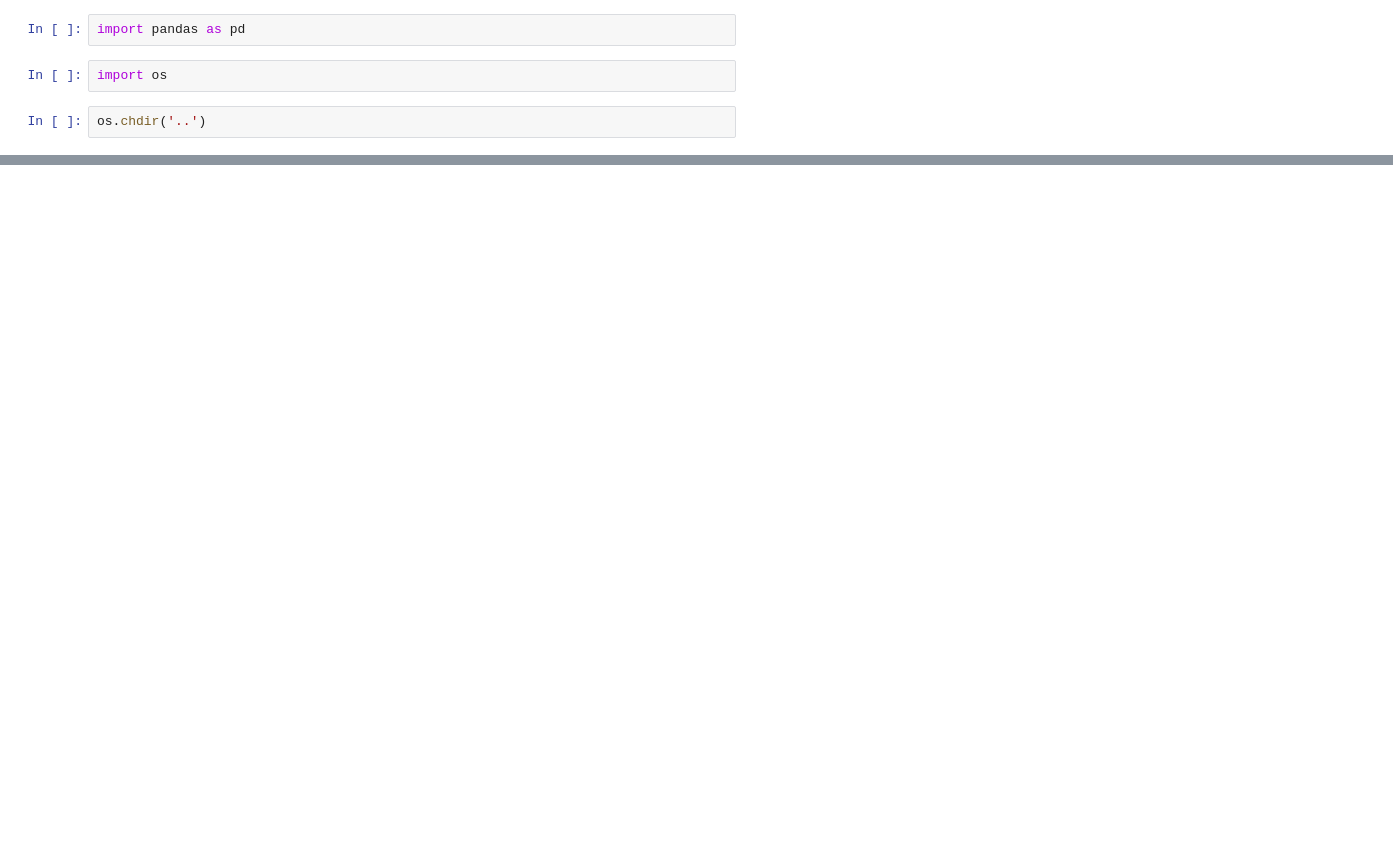
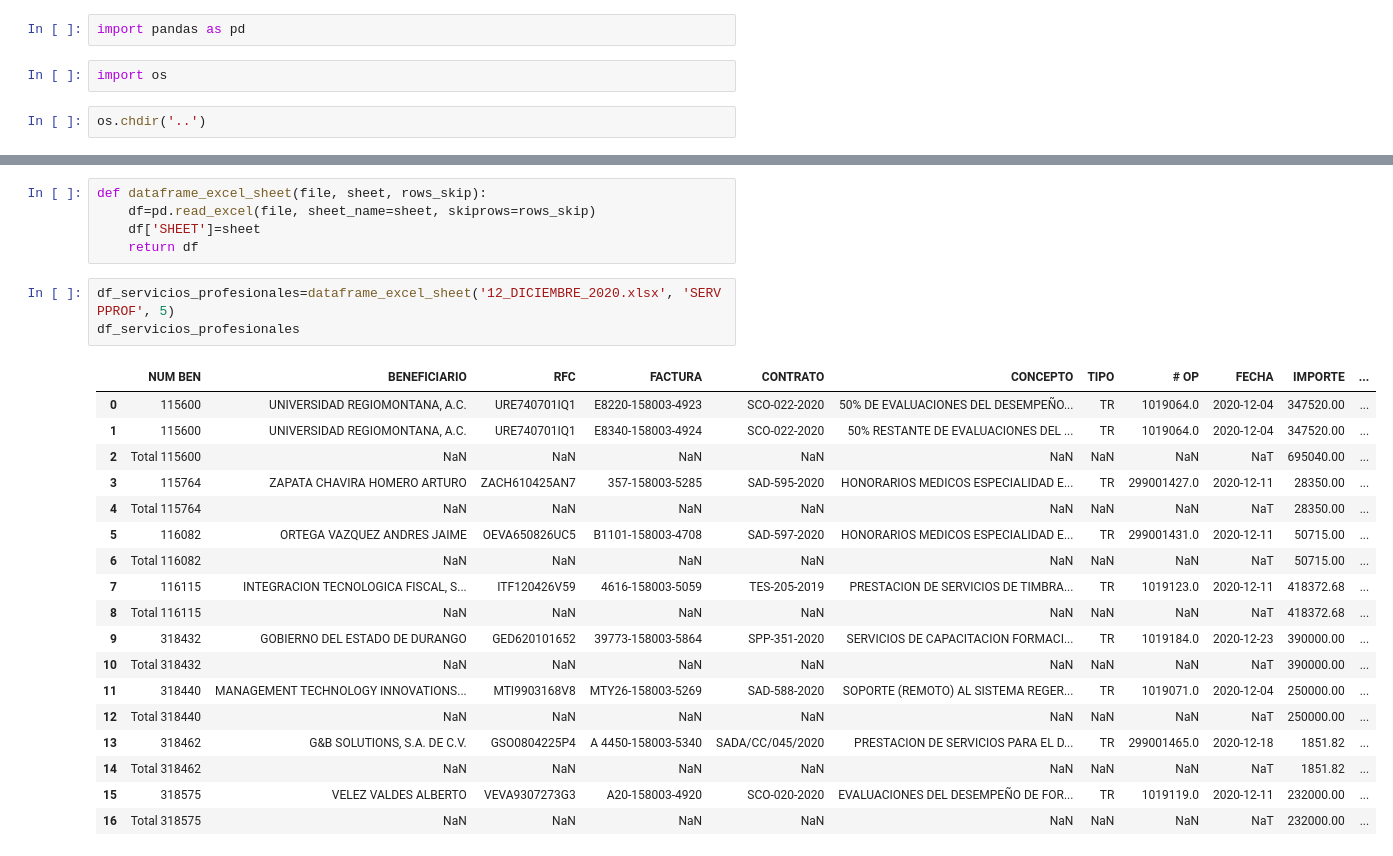
Before and after one commit to yuliethc/estudiomonterrey, a Jupyter notebook: notebooks/1_limpieza_y_carga.ipynb, the cells around one changed output, grey strips where cells are left out. Cells and saved outputs as stored; diff of their text form; blank space fills up the shorter version.

```diff
--- a/notebooks/1_limpieza_y_carga.ipynb
+++ b/notebooks/1_limpieza_y_carga.ipynb
@@ -10,0 +11,27 @@ os.chdir('..')
+# %%
+def dataframe_excel_sheet(file, sheet, rows_skip):
+    df=pd.read_excel(file, sheet_name=sheet, skiprows=rows_skip)
+    df['SHEET']=sheet
+    return df
+# %%
+df_servicios_profesionales=dataframe_excel_sheet('12_DICIEMBRE_2020.xlsx', 'SERV PPROF', 5)
+df_servicios_profesionales
+# %% [output]
+|  | NUM BEN | BENEFICIARIO | RFC | FACTURA | CONTRATO | CONCEPTO | TIPO | # OP | FECHA | IMPORTE | ... |
+| 0 | 115600 | UNIVERSIDAD REGIOMONTANA, A.C. | URE740701IQ1 | E8220-158003-4923 | SCO-022-2020 | 50% DE EVALUACIONES DEL DESEMPEÑO... | TR | 1019064.0 | 2020-12-04 | 347520.00 | ... |
+| 1 | 115600 | UNIVERSIDAD REGIOMONTANA, A.C. | URE740701IQ1 | E8340-158003-4924 | SCO-022-2020 | 50% RESTANTE DE EVALUACIONES DEL ... | TR | 1019064.0 | 2020-12-04 | 347520.00 | ... |
+| 2 | Total 115600 | NaN | NaN | NaN | NaN | NaN | NaN | NaN | NaT | 695040.00 | ... |
+| 3 | 115764 | ZAPATA CHAVIRA HOMERO ARTURO | ZACH610425AN7 | 357-158003-5285 | SAD-595-2020 | HONORARIOS MEDICOS ESPECIALIDAD E... | TR | 299001427.0 | 2020-12-11 | 28350.00 | ... |
+| 4 | Total 115764 | NaN | NaN | NaN | NaN | NaN | NaN | NaN | NaT | 28350.00 | ... |
+| 5 | 116082 | ORTEGA VAZQUEZ ANDRES JAIME | OEVA650826UC5 | B1101-158003-4708 | SAD-597-2020 | HONORARIOS MEDICOS ESPECIALIDAD E... | TR | 299001431.0 | 2020-12-11 | 50715.00 | ... |
+| 6 | Total 116082 | NaN | NaN | NaN | NaN | NaN | NaN | NaN | NaT | 50715.00 | ... |
+| 7 | 116115 | INTEGRACION TECNOLOGICA FISCAL, S... | ITF120426V59 | 4616-158003-5059 | TES-205-2019 | PRESTACION DE SERVICIOS DE TIMBRA... | TR | 1019123.0 | 2020-12-11 | 418372.68 | ... |
+| 8 | Total 116115 | NaN | NaN | NaN | NaN | NaN | NaN | NaN | NaT | 418372.68 | ... |
+| 9 | 318432 | GOBIERNO DEL ESTADO DE DURANGO | GED620101652 | 39773-158003-5864 | SPP-351-2020 | SERVICIOS DE CAPACITACION FORMACI... | TR | 1019184.0 | 2020-12-23 | 390000.00 | ... |
+| 10 | Total 318432 | NaN | NaN | NaN | NaN | NaN | NaN | NaN | NaT | 390000.00 | ... |
+| 11 | 318440 | MANAGEMENT TECHNOLOGY INNOVATIONS... | MTI9903168V8 | MTY26-158003-5269 | SAD-588-2020 | SOPORTE (REMOTO) AL SISTEMA REGER... | TR | 1019071.0 | 2020-12-04 | 250000.00 | ... |
+| 12 | Total 318440 | NaN | NaN | NaN | NaN | NaN | NaN | NaN | NaT | 250000.00 | ... |
+| 13 | 318462 | G&B SOLUTIONS, S.A. DE C.V. | GSO0804225P4 | A 4450-158003-5340 | SADA/CC/045/2020 | PRESTACION DE SERVICIOS PARA EL D... | TR | 299001465.0 | 2020-12-18 | 1851.82 | ... |
+| 14 | Total 318462 | NaN | NaN | NaN | NaN | NaN | NaN | NaN | NaT | 1851.82 | ... |
+| 15 | 318575 | VELEZ VALDES ALBERTO | VEVA9307273G3 | A20-158003-4920 | SCO-020-2020 | EVALUACIONES DEL DESEMPEÑO DE FOR... | TR | 1019119.0 | 2020-12-11 | 232000.00 | ... |
+| 16 | Total 318575 | NaN | NaN | NaN | NaN | NaN | NaN | NaN | NaT | 232000.00 | ... |
```
Also changed, not shown: parts of 14 cells of this notebook, 1 other file.
